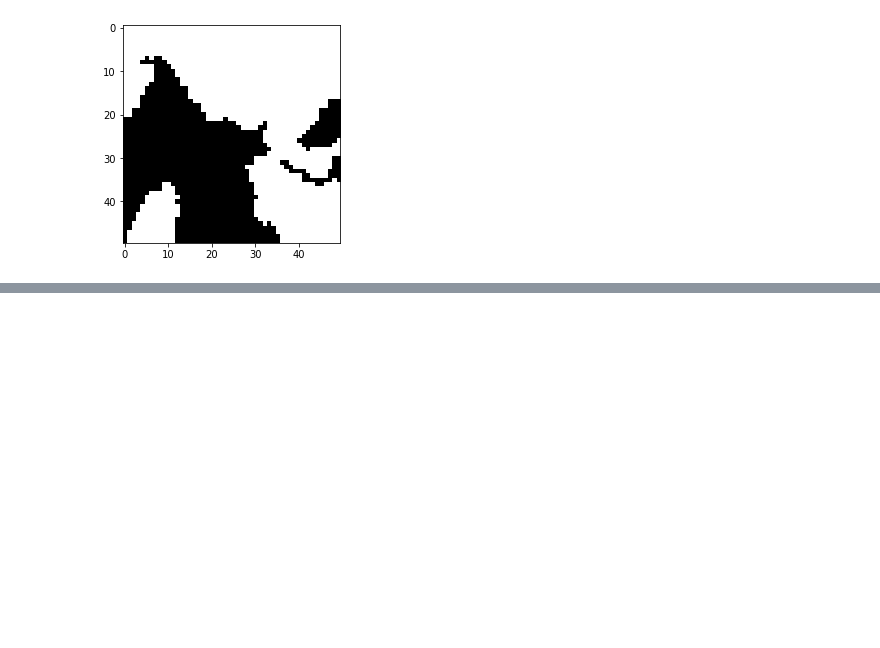
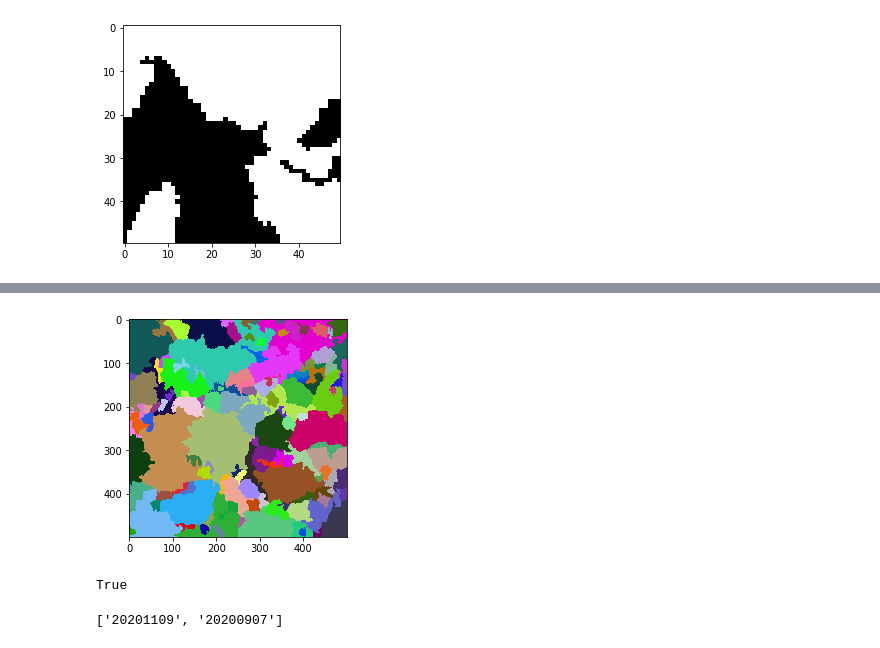
Before and after one commit to tsukiyashirokisaki/dp780, a Jupyter notebook: saliency.ipynb, the cells around one changed output, grey strips where cells are left out. Saved outputs shown, nothing was run; the diff lists cells and outputs as text; code cells hidden in the pictures; blank space fills up the shorter version.

```diff
--- a/saliency.ipynb
+++ b/saliency.ipynb
@@ -122,0 +135,25 @@ KeyboardInterrupt:
+# %%
+# new_map=torch.load("output/train.pkl")
+# heatplot(,"output/train_0")
+date="20200916"
+class_map,id2clus,ma_id=torch.load("data/train/"+date+"/before/cluster.pkl")
+class_img=classplot(class_map)
+# %% [output]
+[figure, added]
+# %%
+ipf=ipfread("data/train/20200916/before/")[:,:,6:]
+for i in range(3):
+    ipf[:,:,i]=np.multiply(1-new_map[0],ipf[:,:,i])
+    class_img[:,:,i]=np.multiply(1-new_map[0],class_img[:,:,i])
+cv2.imwrite("output/train0.png",ipf)
+cv2.imwrite("output/train_class.png",class_img)
+
+# plt.imshow(1-new_map[0],cmap="gray")
+# plt.imshow(ipf[:,:,6:][...,[2,1,0]].astype("int"),alpha=0.5)
+# plt.axis('off')
+# %% [output]
+True
+# %%
+os.listdir("data/test")
+# %% [output]
+['20201109', '20200907']
```
Also changed, not shown: parts of 5 cells of this notebook, 3 other files.
